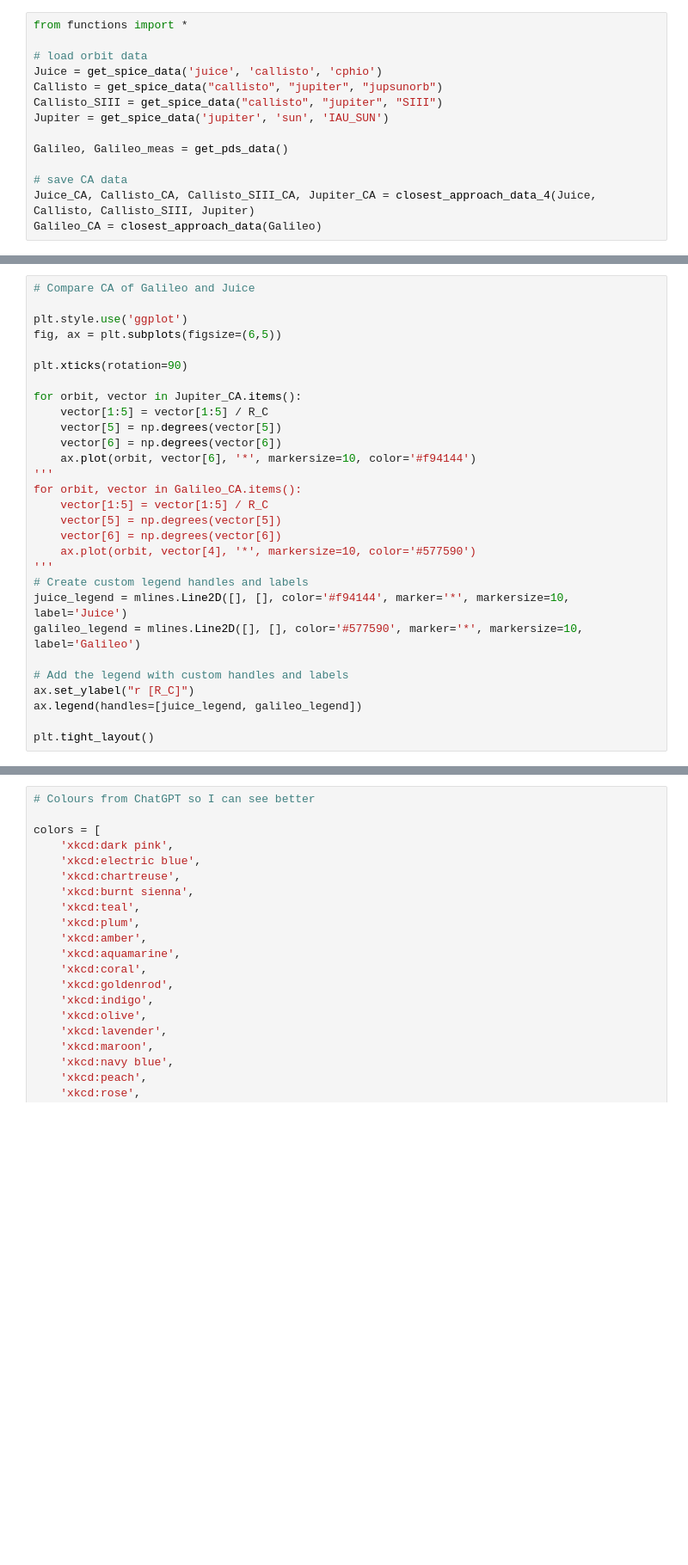
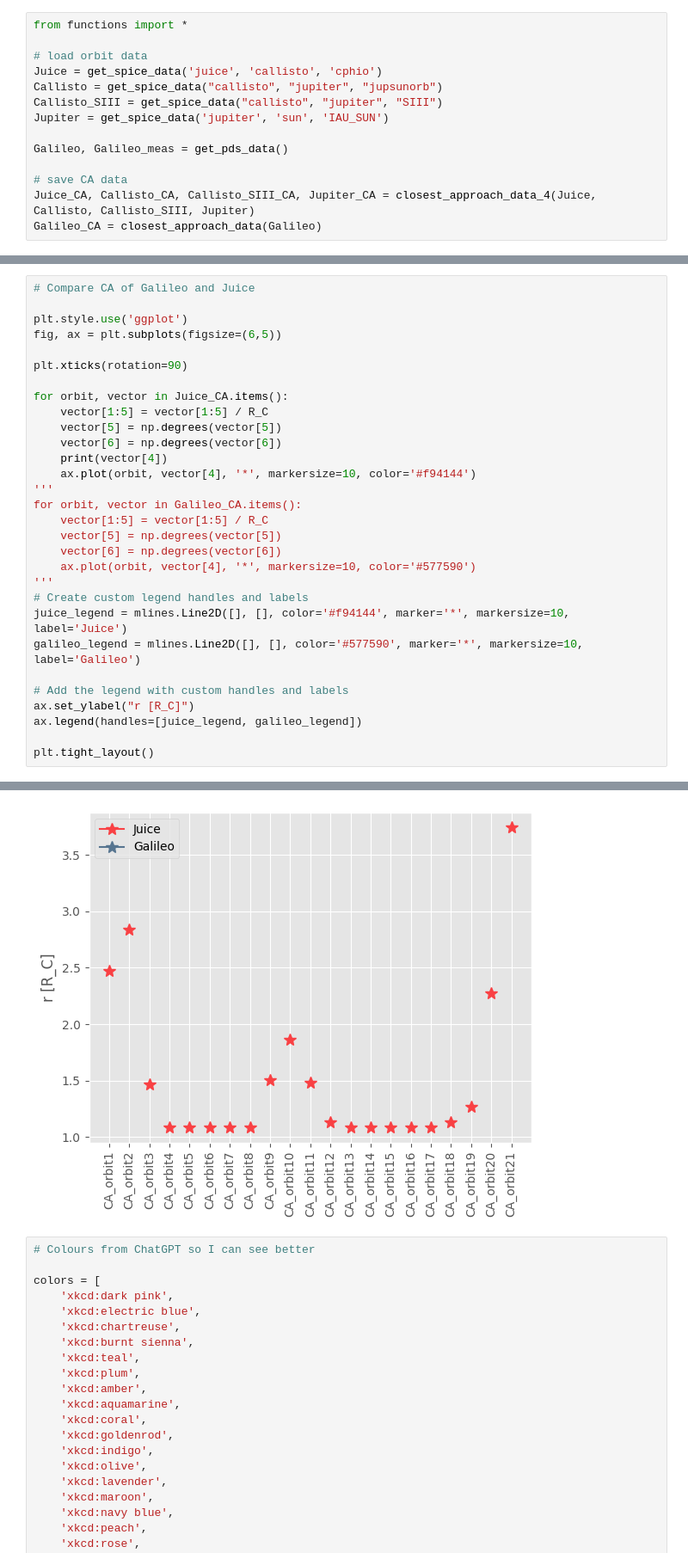
Before and after one commit to vera-br/Callisto, a Jupyter notebook: plotting.ipynb, the cells around one changed output, grey strips where cells are left out. Shown at 86% size. Drawn from its saved outputs; the diff is of its cells as text; blank space fills up the shorter version.

```diff
--- a/plotting.ipynb
+++ b/plotting.ipynb
@@ -273,11 +281,12 @@ fig, ax = plt.subplots(figsize=(6,5))
 
 plt.xticks(rotation=90)
 
-for orbit, vector in Jupiter_CA.items():
+for orbit, vector in Juice_CA.items():
     vector[1:5] = vector[1:5] / R_C
     vector[5] = np.degrees(vector[5])
     vector[6] = np.degrees(vector[6])
-    ax.plot(orbit, vector[6], '*', markersize=10, color='#f94144')
+    print(vector[4])
+    ax.plot(orbit, vector[4], '*', markersize=10, color='#f94144')
 '''
 for orbit, vector in Galileo_CA.items():
     vector[1:5] = vector[1:5] / R_C
@@ -294,3 +303,4 @@ ax.set_ylabel("r [R_C]")
 ax.legend(handles=[juice_legend, galileo_legend])
 
 plt.tight_layout()
+# %% [output]
@@ -297,3 +324,4 @@ plt.tight_layout()
+[figure, added]
 # %%
 # Colours from ChatGPT so I can see better
 
```
Also changed, not shown: parts of 6 cells of this notebook.
